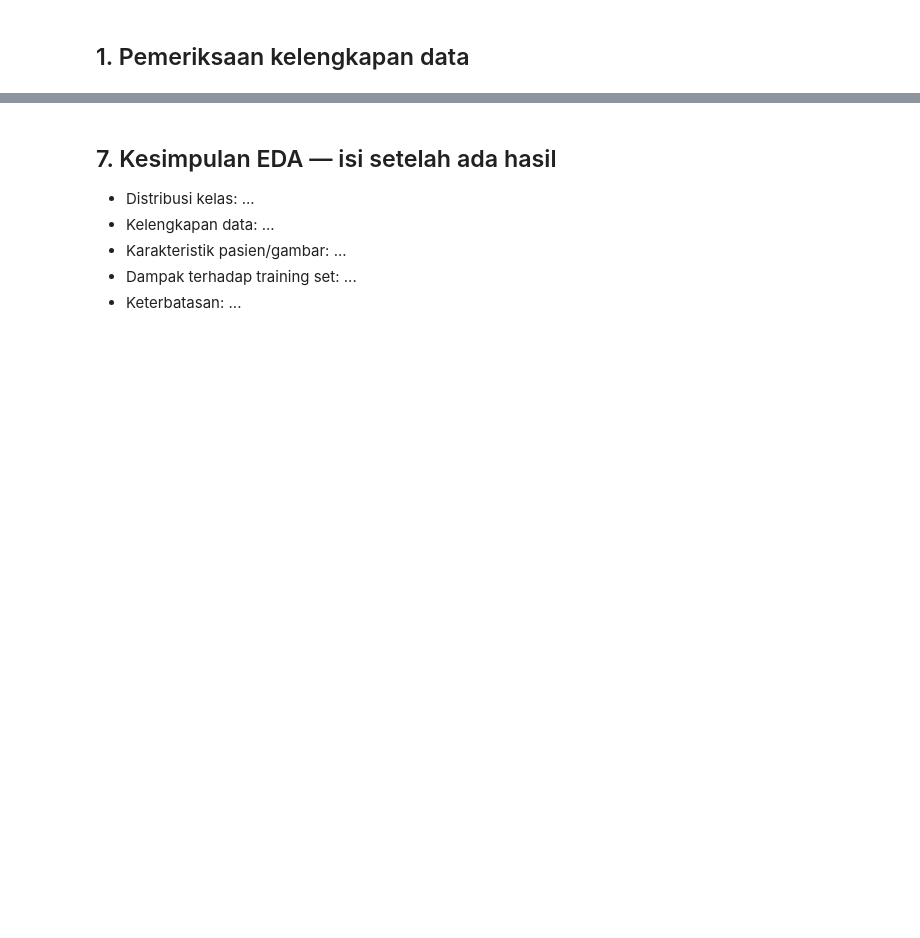
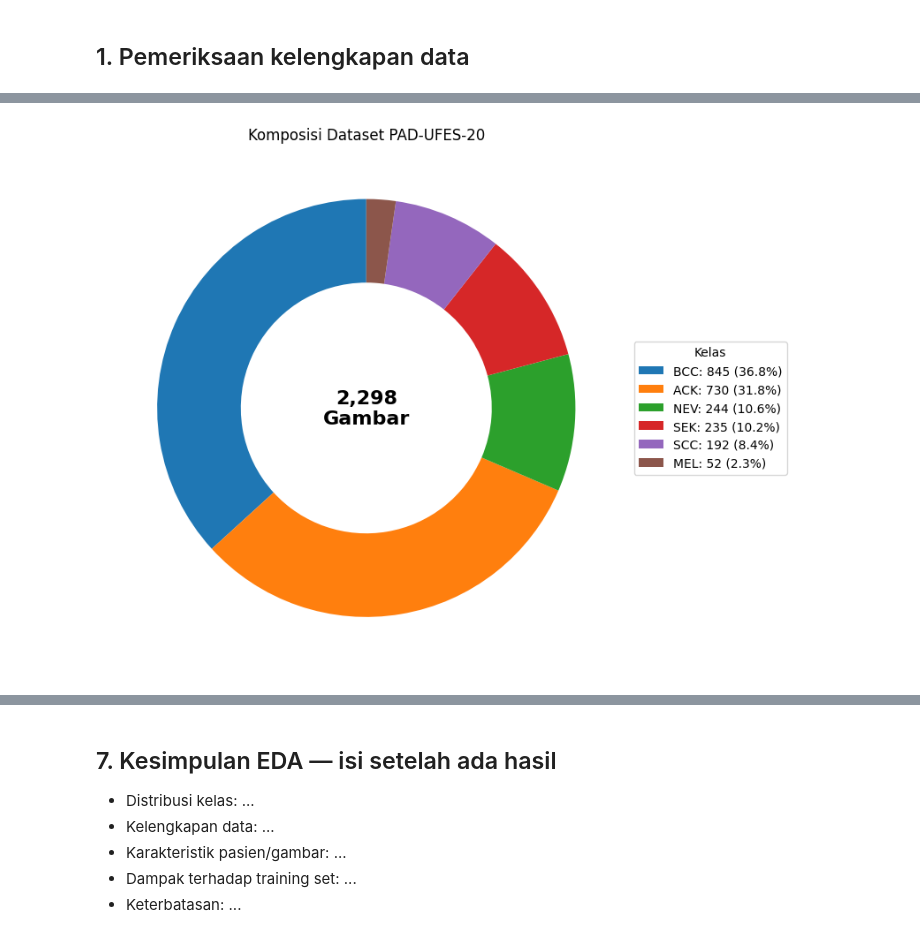
Before and after one commit to Liex2810/lesioscan-ml, a Jupyter notebook: notebooks/01_exploratory_data_analysis.ipynb, the cells around one changed output, grey strips where cells are left out. Drawn from its saved outputs; the diff is of its cells as text; code cells hidden in the pictures; blank space fills up the shorter version.

```diff
--- a/notebooks/01_exploratory_data_analysis.ipynb
+++ b/notebooks/01_exploratory_data_analysis.ipynb
@@ -29,0 +204,36 @@ ax.set(xlabel='Kelas',ylabel='Jumlah gambar');plt.tight_layout();plt.show()
+# %%
+fig, ax = plt.subplots(figsize=(8, 8))
+
+wedges, _ = ax.pie(
+    counts.values,
+    startangle=90,
+    wedgeprops={"width": 0.4}
+)
+
+ax.legend(
+    wedges,
+    [
+        f"{kelas}: {jumlah} ({jumlah / total * 100:.1f}%)"
+        for kelas, jumlah in counts.items()
+    ],
+    title="Kelas",
+    loc="center left",
+    bbox_to_anchor=(1, 0.5)
+)
+
+ax.text(
+    0, 0,
+    f"{total:,}\nGambar",
+    ha="center",
+    va="center",
+    fontsize=16,
+    fontweight="bold"
+)
+
+ax.set_title("Komposisi Dataset PAD-UFES-20")
+
+plt.tight_layout()
+plt.savefig(OUTPUT_DIR / "class_distribution_donut.png", dpi=200)
+plt.show()
+# %% [output]
+[figure, added]
```
Also changed, not shown: parts of 81 cells of this notebook.
